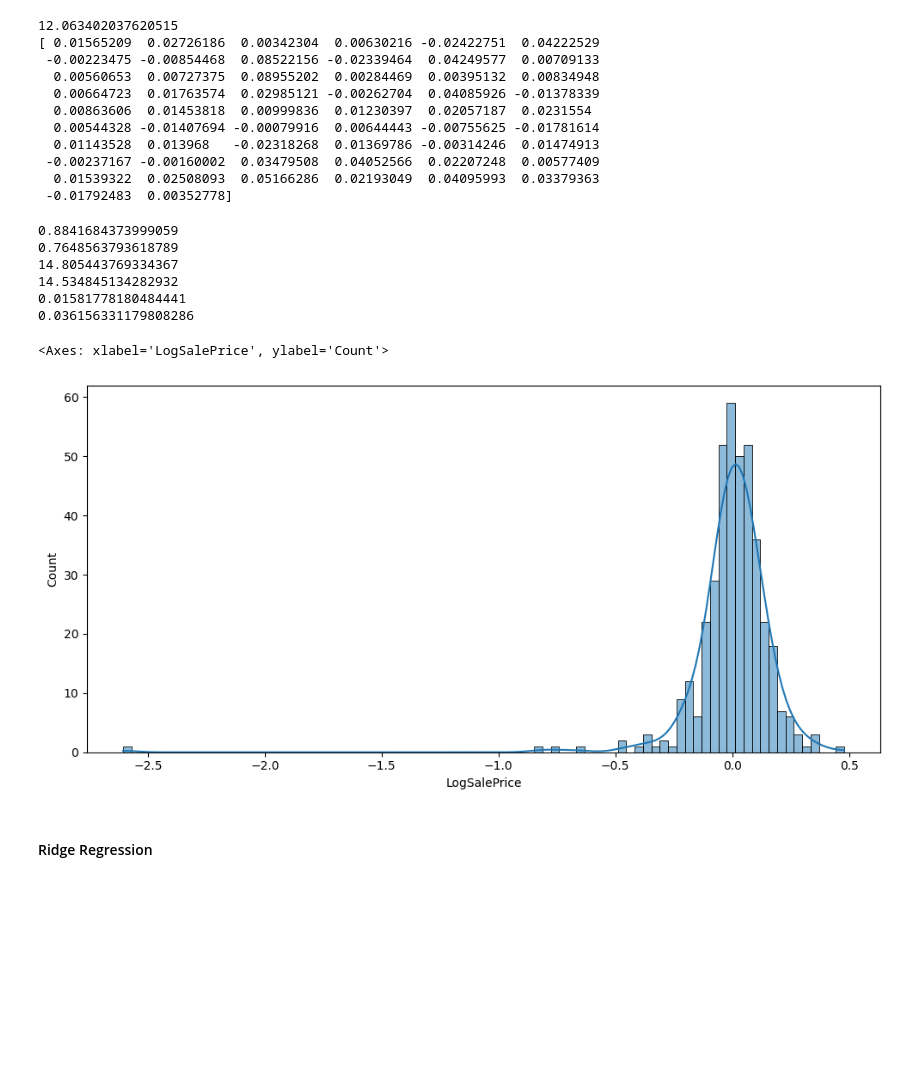
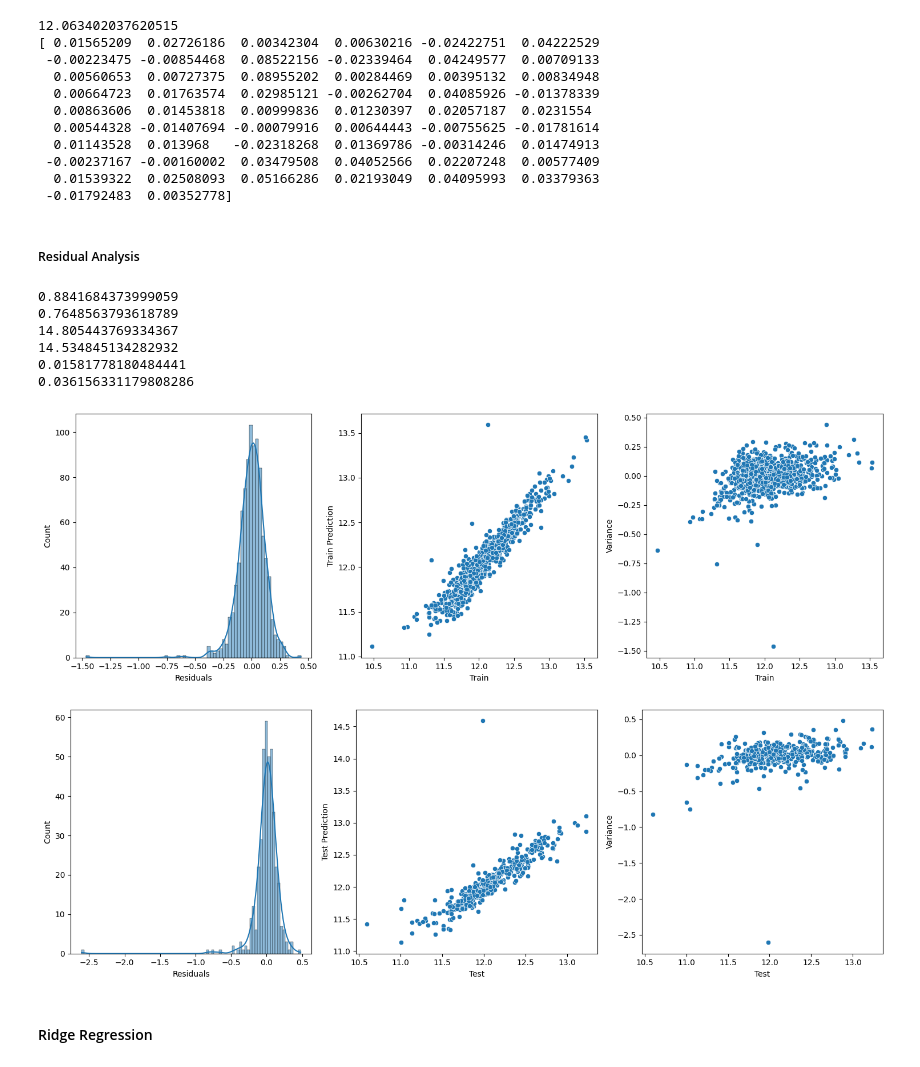
Before and after one commit to porechajp/advanced_regression, a Jupyter notebook: housing_price_advreg.ipynb, the cells around one changed output. Drawn from its saved outputs; the diff is of its cells as text; code cells hidden in the pictures; blank space fills up the shorter version.

```diff
--- a/housing_price_advreg.ipynb
+++ b/housing_price_advreg.ipynb
@@ -936,6 +936,8 @@ print(lm.coef_)
  -0.00237167 -0.00160002  0.03479508  0.04052566  0.02207248  0.00577409
   0.01539322  0.02508093  0.05166286  0.02193049  0.04095993  0.03379363
  -0.01792483  0.00352778]
+# %% [markdown]
+##### Residual Analysis
 # %%
 from sklearn.metrics import r2_score, mean_squared_error
 y_m1_pred_train = lm.predict(X_m1_train)
@@ -973,11 +975,32 @@ metric.append(mse_test_lr**0.5)
 0.01581778180484441
 0.036156331179808286
 # %%
+res = y_m1_train - y_m1_pred_train
+
+plt.rcParams["figure.figsize"] = [15, 5]
+plt.rcParams["figure.autolayout"] = True
+f, axes = plt.subplots(1, 3)
+
+sns.histplot(res,kde=True, ax=axes[0]).set(xlabel="Residuals")
+sns.scatterplot(x=y_m1_train, y=y_m1_pred_train, ax=axes[1]).set(xlabel="Train", ylabel="Train Prediction")
+sns.scatterplot(x=y_m1_train, y=(y_m1_train-y_m1_pred_train), ax=axes[2]).set(xlabel="Train", ylabel="Variance")
+
+plt.show()
+
 res = y_m1_test - y_m1_pred_test
-sns.histplot(res,kde=True)
+
+plt.rcParams["figure.figsize"] = [15, 5]
+plt.rcParams["figure.autolayout"] = True
+f, axes = plt.subplots(1, 3)
+
+sns.histplot(res,kde=True, ax=axes[0]).set(xlabel="Residuals")
+sns.scatterplot(x=y_m1_test, y=y_m1_pred_test, ax=axes[1]).set(xlabel="Test", ylabel="Test Prediction")
+sns.scatterplot(x=y_m1_test, y=(y_m1_test-y_m1_pred_test), ax=axes[2]).set(xlabel="Test", ylabel="Variance")
+
+plt.show()
 # %% [output]
-<Axes: xlabel='LogSalePrice', ylabel='Count'>
-[figure, old version]
+[figure, new version]
+[figure, added]
 # %% [markdown]
 #### Ridge Regression
 # %%
```
Also changed, not shown: parts of 17 cells of this notebook.
